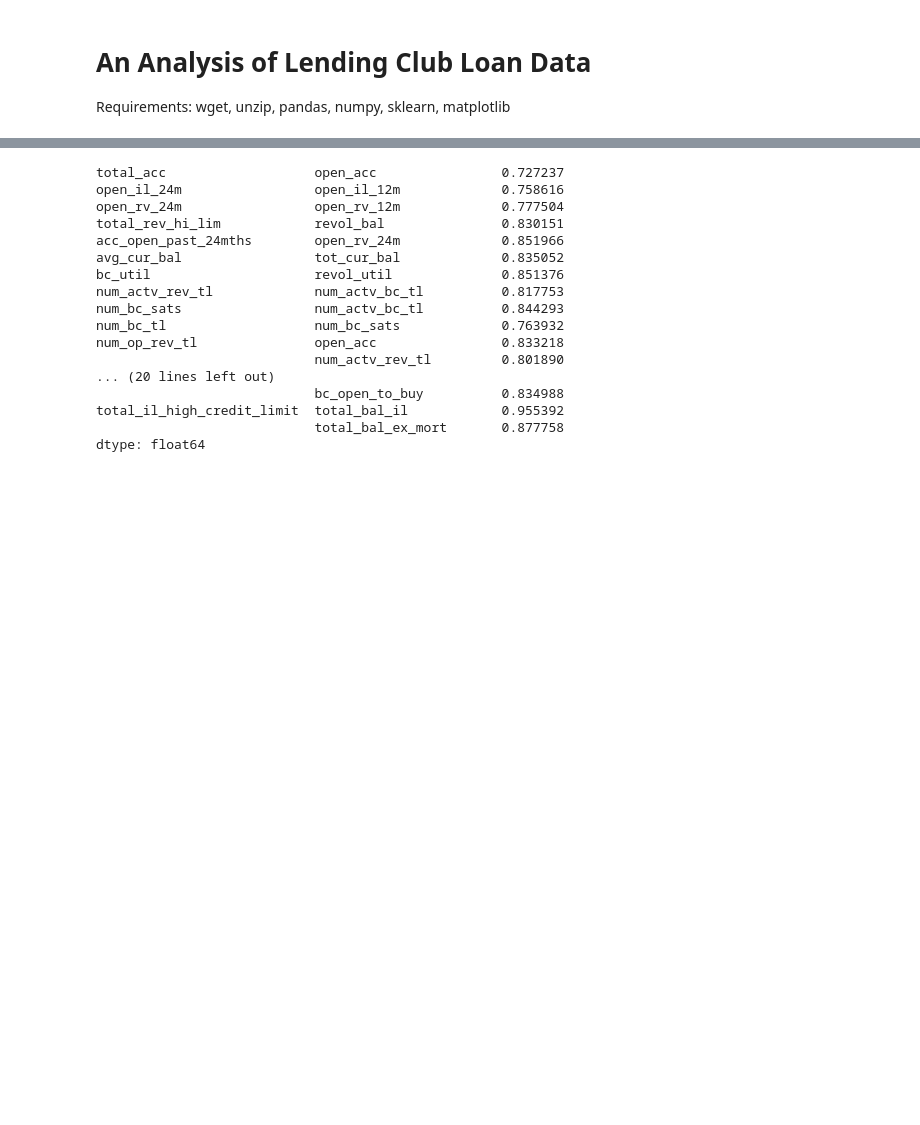
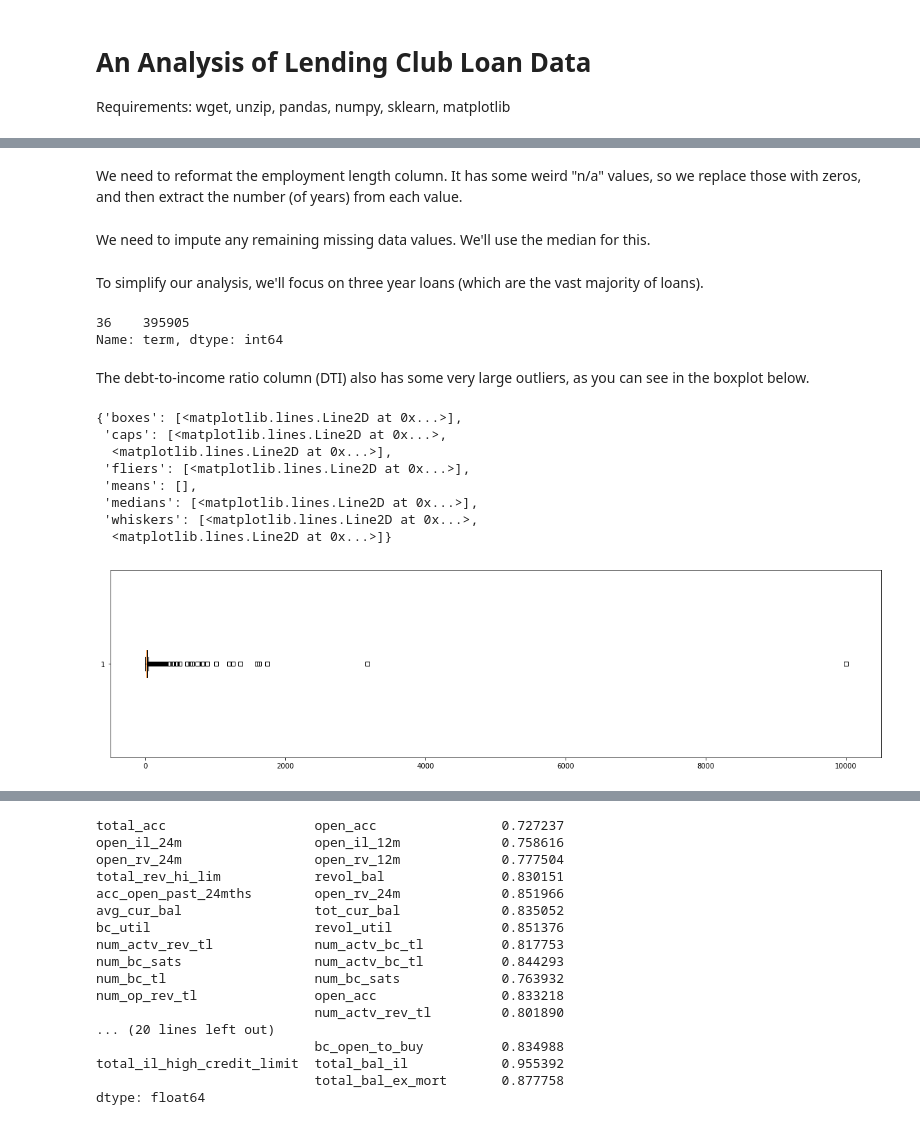
Before and after one commit to nsheth12/lending-club-analysis, a Jupyter notebook: Reverse Engineer LC Grading.ipynb, the cells around one changed output, grey strips where cells are left out. Drawn from its saved outputs; the diff is of its cells as text; code cells hidden in the pictures; blank space fills up the shorter version.

```diff
--- a/Reverse Engineer LC Grading.ipynb
+++ b/Reverse Engineer LC Grading.ipynb
@@ -80,5 +120,32 @@ lc["term"] = lc["term"].replace("[^0-9]+", "", regex=True).fillna(0).astype(int)
+# %% [markdown]
+We need to reformat the employment length column. It has some weird "n/a" values, so we replace those with zeros, and then extract the number (of years) from each value.
 # %%
 lc["emp_length"].replace("n/a", "0", inplace=True)
 lc["emp_length"] = lc["emp_length"].replace("[^0-9]+", "", regex=True).fillna(0).astype(int)
+# %% [markdown]
+We need to impute any remaining missing data values. We'll use the median for this.
 # %%
 lc = lc.apply(lambda x: x.fillna(x.median()) if x.dtype.kind in "biufc" else x)
+# %% [markdown]
+To simplify our analysis, we'll focus on three year loans (which are the vast majority of loans).
+# %%
+print(lc["term"].value_counts())
+lc = lc[lc["term"] == 36]
+# %% [output]
+36    395905
+Name: term, dtype: int64
+# %% [markdown]
+The debt-to-income ratio column (DTI) also has some very large outliers, as you can see in the boxplot below.
+# %%
+plt.figure(figsize=(20, 5))
+plt.boxplot(lc["dti"].values, 0, 's', 0)
+# %% [output]
+{'boxes': [<matplotlib.lines.Line2D at 0x...>],
+ 'caps': [<matplotlib.lines.Line2D at 0x...>,
+  <matplotlib.lines.Line2D at 0x...>],
+ 'fliers': [<matplotlib.lines.Line2D at 0x...>],
+ 'means': [],
+ 'medians': [<matplotlib.lines.Line2D at 0x...>],
+ 'whiskers': [<matplotlib.lines.Line2D at 0x...>,
+  <matplotlib.lines.Line2D at 0x...>]}
+[figure, added]
```
Also changed, not shown: parts of 21 cells of this notebook.
